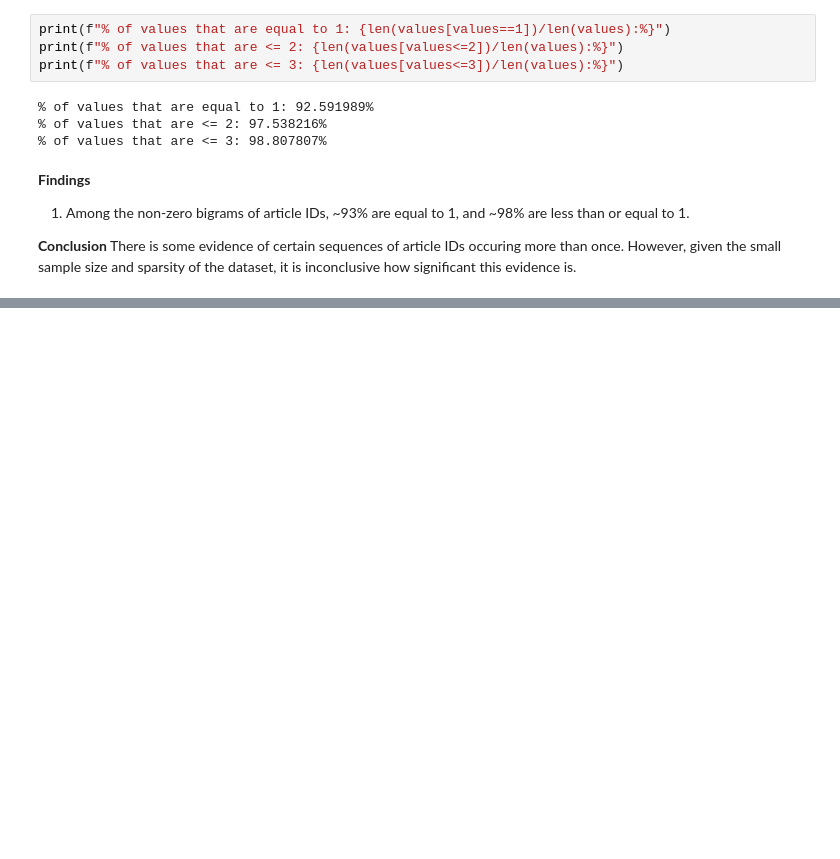
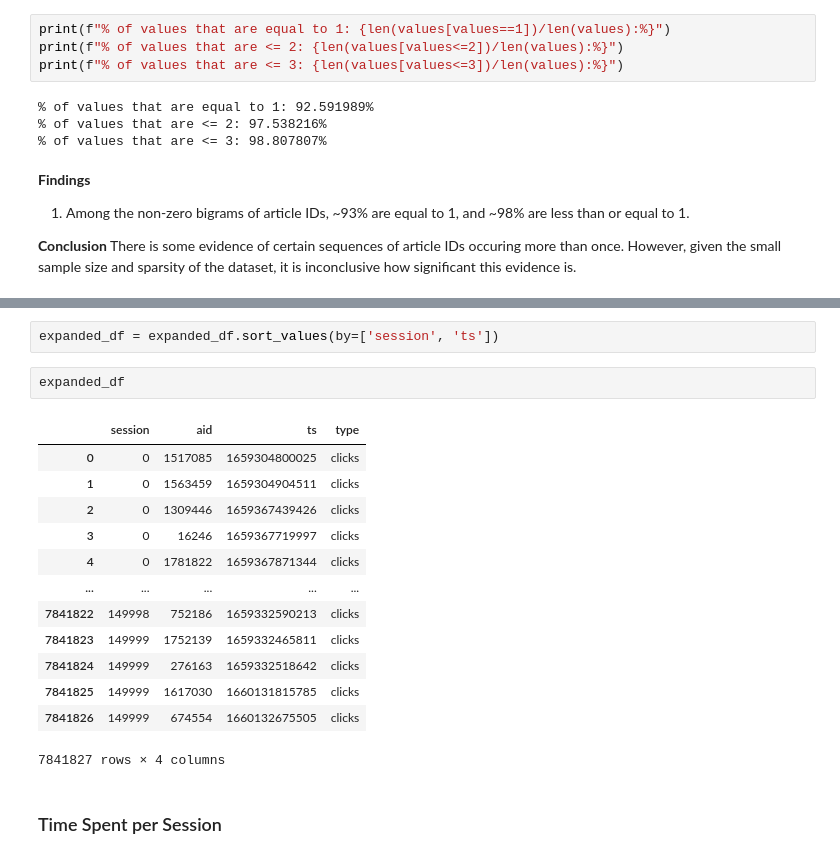
Before and after one commit to a-sharma06/recsys_otto, a Jupyter notebook: otto-eda-exploratory-data-analysis.ipynb, the cells around one changed output, grey strips where cells are left out. Saved outputs shown, nothing was run; the diff lists cells and outputs as text; blank space fills up the shorter version.

```diff
--- a/otto-eda-exploratory-data-analysis.ipynb
+++ b/otto-eda-exploratory-data-analysis.ipynb
@@ -567,0 +574,20 @@ There is some evidence of certain sequences of article IDs occuring more than on
+# %%
+expanded_df = expanded_df.sort_values(by=['session', 'ts'])
+# %%
+expanded_df
+# %% [output]
+|  | session | aid | ts | type |
+| 0 | 0 | 1517085 | 1659304800025 | clicks |
+| 1 | 0 | 1563459 | 1659304904511 | clicks |
+| 2 | 0 | 1309446 | 1659367439426 | clicks |
+| 3 | 0 | 16246 | 1659367719997 | clicks |
+| 4 | 0 | 1781822 | 1659367871344 | clicks |
+| ... | ... | ... | ... | ... |
+| 7841822 | 149998 | 752186 | 1659332590213 | clicks |
+| 7841823 | 149999 | 1752139 | 1659332465811 | clicks |
+| 7841824 | 149999 | 276163 | 1659332518642 | clicks |
+| 7841825 | 149999 | 1617030 | 1660131815785 | clicks |
+| 7841826 | 149999 | 674554 | 1660132675505 | clicks |
+7841827 rows × 4 columns
+# %% [markdown]
+### Time Spent per Session
```
Also changed, not shown: parts of 11 cells of this notebook.
